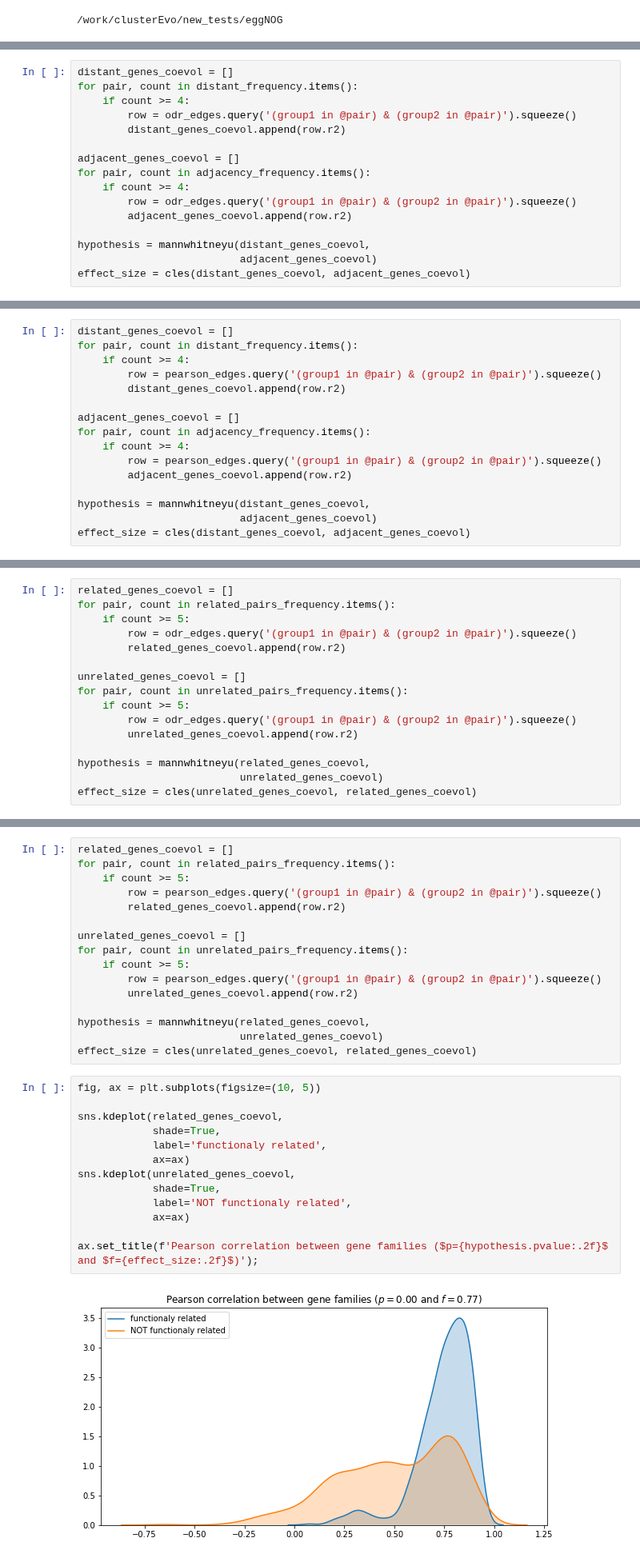
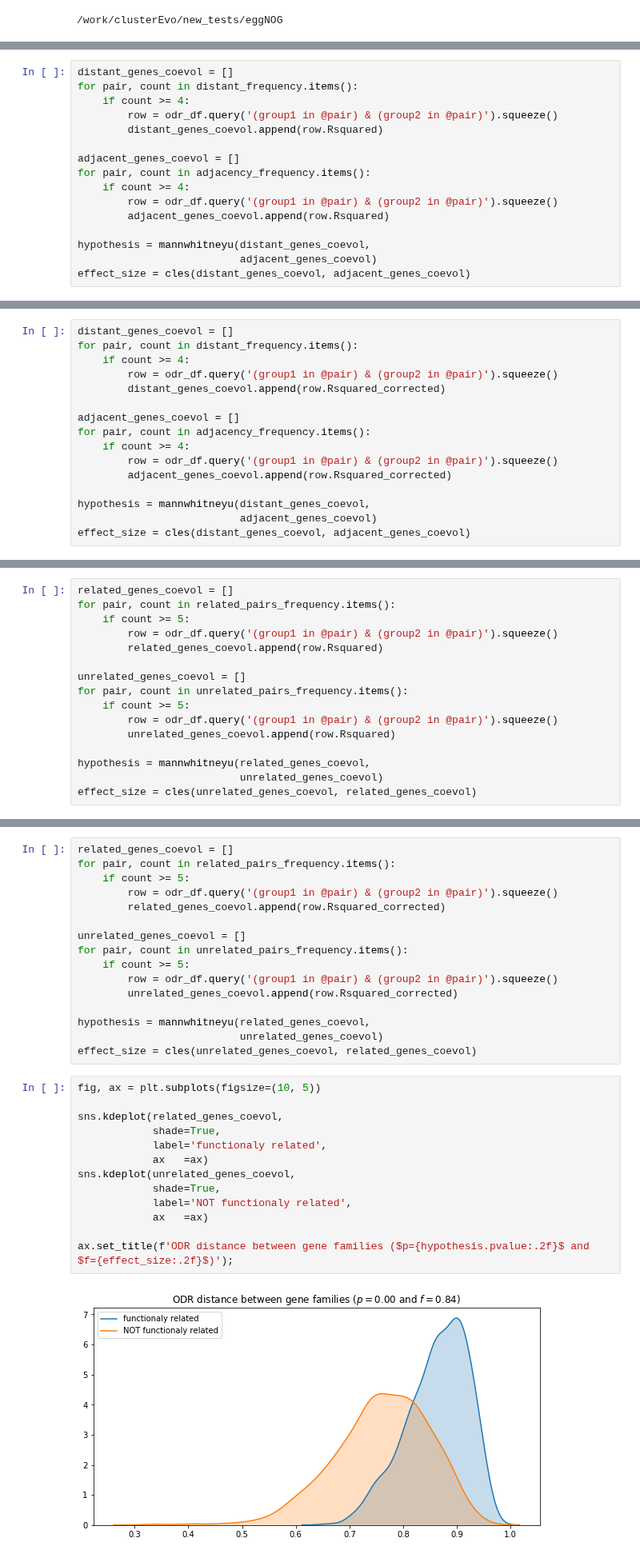
Before and after one commit to lthiberiol/jupyter_notebooks, a Jupyter notebook: gene family distances/eggNOG_compare_metrics.ipynb, the cells around one changed output, grey strips where cells are left out. Shown at 80% size. Saved outputs shown, nothing was run; the diff lists cells and outputs as text.

Commit message:
fixed balance_matrix_no_gene bug

```diff
--- a/gene family distances/eggNOG_compare_metrics.ipynb
+++ b/gene family distances/eggNOG_compare_metrics.ipynb
@@ -226,14 +342,14 @@ adjacency_frequency = Counter(tmp_adjacent_pairs)
 distant_genes_coevol = []
 for pair, count in distant_frequency.items():
     if count >= 4:
-        row = odr_edges.query('(group1 in @pair) & (group2 in @pair)').squeeze()
-        distant_genes_coevol.append(row.r2)
+        row = odr_df.query('(group1 in @pair) & (group2 in @pair)').squeeze()
+        distant_genes_coevol.append(row.Rsquared)
 
 adjacent_genes_coevol = []
 for pair, count in adjacency_frequency.items():
     if count >= 4:
-        row = odr_edges.query('(group1 in @pair) & (group2 in @pair)').squeeze()
-        adjacent_genes_coevol.append(row.r2)
+        row = odr_df.query('(group1 in @pair) & (group2 in @pair)').squeeze()
+        adjacent_genes_coevol.append(row.Rsquared)
 
 hypothesis = mannwhitneyu(distant_genes_coevol,
                           adjacent_genes_coevol)
@@ -251,14 +367,14 @@ ax.set_title(f'ODR Rˆ2 between gene families ($p={hypothesis.pvalue:.2f}$ and $
 distant_genes_coevol = []
 for pair, count in distant_frequency.items():
     if count >= 4:
-        row = pearson_edges.query('(group1 in @pair) & (group2 in @pair)').squeeze()
-        distant_genes_coevol.append(row.r2)
+        row = odr_df.query('(group1 in @pair) & (group2 in @pair)').squeeze()
+        distant_genes_coevol.append(row.Rsquared_corrected)
 
 adjacent_genes_coevol = []
 for pair, count in adjacency_frequency.items():
     if count >= 4:
-        row = pearson_edges.query('(group1 in @pair) & (group2 in @pair)').squeeze()
-        adjacent_genes_coevol.append(row.r2)
+        row = odr_df.query('(group1 in @pair) & (group2 in @pair)').squeeze()
+        adjacent_genes_coevol.append(row.Rsquared_corrected)
 
 hypothesis = mannwhitneyu(distant_genes_coevol,
                           adjacent_genes_coevol)
@@ -363,14 +479,14 @@ unrelated_pairs_frequency = Counter(combined_unrelated_pairs)
 related_genes_coevol = []
 for pair, count in related_pairs_frequency.items():
     if count >= 5:
-        row = odr_edges.query('(group1 in @pair) & (group2 in @pair)').squeeze()
-        related_genes_coevol.append(row.r2)
+        row = odr_df.query('(group1 in @pair) & (group2 in @pair)').squeeze()
+        related_genes_coevol.append(row.Rsquared)
 
 unrelated_genes_coevol = []
 for pair, count in unrelated_pairs_frequency.items():
     if count >= 5:
-        row = odr_edges.query('(group1 in @pair) & (group2 in @pair)').squeeze()
-        unrelated_genes_coevol.append(row.r2)
+        row = odr_df.query('(group1 in @pair) & (group2 in @pair)').squeeze()
+        unrelated_genes_coevol.append(row.Rsquared)
 
 hypothesis = mannwhitneyu(related_genes_coevol,
                           unrelated_genes_coevol)
@@ -394,14 +510,14 @@ ax.set_title(f'ODR distance between gene families ($p={hypothesis.pvalue:.2f}$ a
 related_genes_coevol = []
 for pair, count in related_pairs_frequency.items():
     if count >= 5:
-        row = pearson_edges.query('(group1 in @pair) & (group2 in @pair)').squeeze()
-        related_genes_coevol.append(row.r2)
+        row = odr_df.query('(group1 in @pair) & (group2 in @pair)').squeeze()
+        related_genes_coevol.append(row.Rsquared_corrected)
 
 unrelated_genes_coevol = []
 for pair, count in unrelated_pairs_frequency.items():
     if count >= 5:
-        row = pearson_edges.query('(group1 in @pair) & (group2 in @pair)').squeeze()
-        unrelated_genes_coevol.append(row.r2)
+        row = odr_df.query('(group1 in @pair) & (group2 in @pair)').squeeze()
+        unrelated_genes_coevol.append(row.Rsquared_corrected)
 
 hypothesis = mannwhitneyu(related_genes_coevol,
                           unrelated_genes_coevol)
@@ -409,18 +525,18 @@ effect_size = cles(unrelated_genes_coevol, related_genes_coevol)
 # %%
 fig, ax = plt.subplots(figsize=(10, 5))
 
 sns.kdeplot(related_genes_coevol,
             shade=True,
             label='functionaly related',
-            ax=ax)
+            ax   =ax)
 sns.kdeplot(unrelated_genes_coevol,
             shade=True,
             label='NOT functionaly related',
-            ax=ax)
+            ax   =ax)
 
-ax.set_title(f'Pearson correlation between gene families ($p={hypothesis.pvalue:.2f}$ and $f={effect_size:.2f}$)');
+ax.set_title(f'ODR distance between gene families ($p={hypothesis.pvalue:.2f}$ and $f={effect_size:.2f}$)');
 # %% [output]
-[figure, old version]
+[figure, new version]
 # %%
 related_genes_coevol = []
 for pair, count in related_pairs_frequency.items():
```
Also changed, not shown: parts of 22 cells of this notebook, 2 other files.
